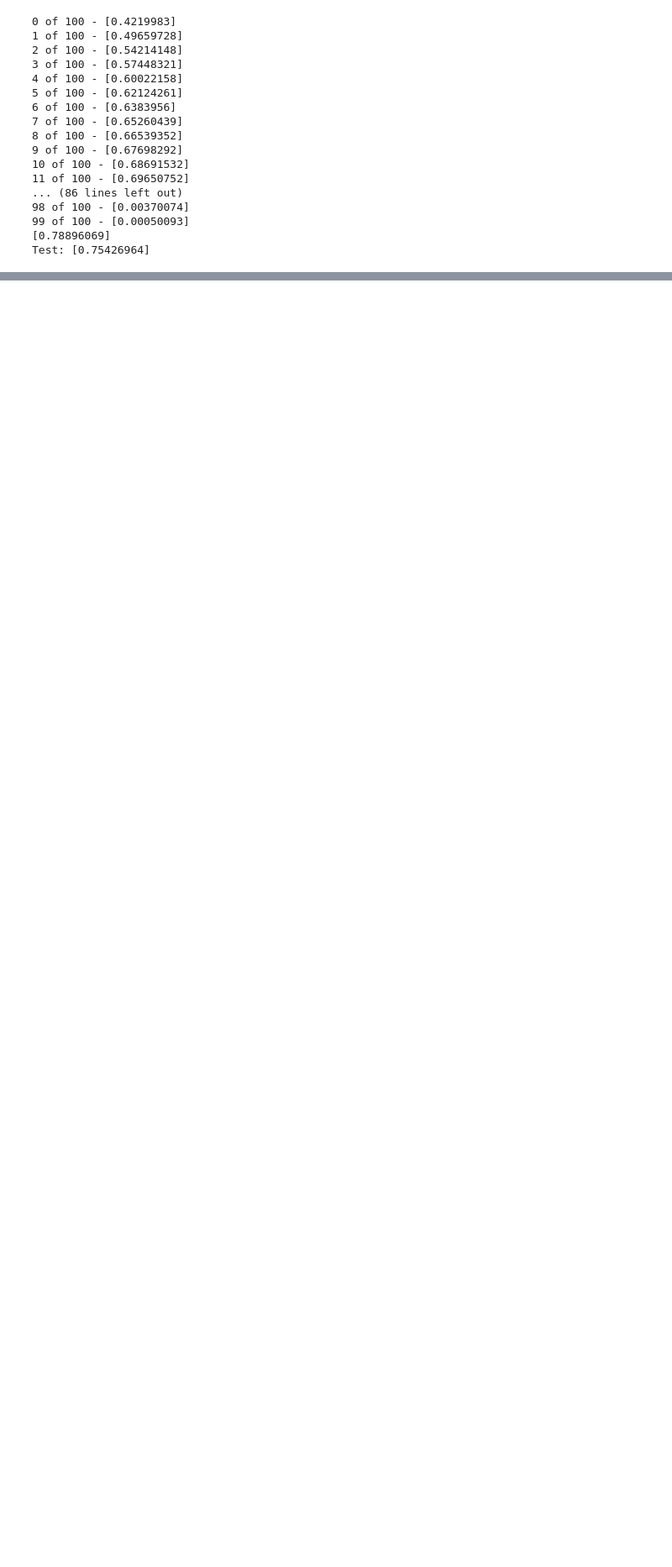
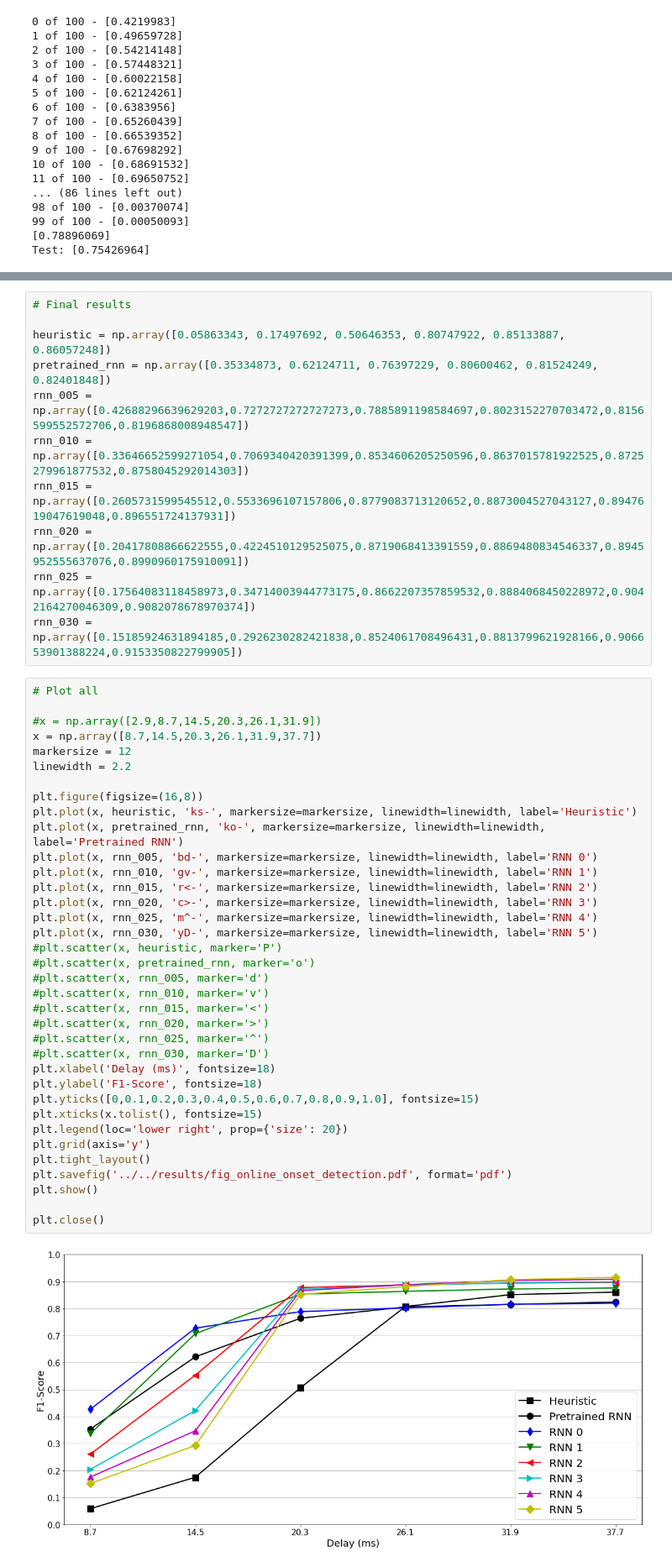
Before and after one commit to alejandrodl/beatbox-onset-detection, a Jupyter notebook: src/models/__Heuristic_Real-Time.ipynb, the cells around one changed output, grey strips where cells are left out. Shown at 84% size. Cells and saved outputs as stored; diff of their text form; blank space fills up the shorter version.

Commit message:
figures

```diff
--- a/src/models/__Heuristic_Real-Time.ipynb
+++ b/src/models/__Heuristic_Real-Time.ipynb
@@ -209,0 +314,49 @@ Test: [0.35334873 0.62124711 0.76397229 0.80600462 0.81524249 0.82401848]
+# %%
+# Final results
+
+heuristic = np.array([0.05863343, 0.17497692, 0.50646353, 0.80747922, 0.85133887, 0.86057248])
+pretrained_rnn = np.array([0.35334873, 0.62124711, 0.76397229, 0.80600462, 0.81524249, 0.82401848])
+rnn_005 = np.array([0.42688296639629203,0.7272727272727273,0.7885891198584697,0.8023152270703472,0.8156599552572706,0.8196868008948547])
+rnn_010 = np.array([0.33646652599271054,0.7069340420391399,0.8534606205250596,0.8637015781922525,0.8725279961877532,0.8758045292014303])
+rnn_015 = np.array([0.2605731599545512,0.5533696107157806,0.8779083713120652,0.8873004527043127,0.8947619047619048,0.896551724137931])
+rnn_020 = np.array([0.20417808866622555,0.4224510129525075,0.8719068413391559,0.8869480834546337,0.8945952555637076,0.8990960175910091])
+rnn_025 = np.array([0.17564083118458973,0.34714003944773175,0.8662207357859532,0.8884068450228972,0.9042164270046309,0.9082078678970374])
+rnn_030 = np.array([0.15185924631894185,0.2926230282421838,0.8524061708496431,0.8813799621928166,0.906653901388224,0.9153350822799905])
+# %%
+# Plot all
+
+#x = np.array([2.9,8.7,14.5,20.3,26.1,31.9])
+x = np.array([8.7,14.5,20.3,26.1,31.9,37.7])
+markersize = 12
+linewidth = 2.2
+
+plt.figure(figsize=(16,8))
+plt.plot(x, heuristic, 'ks-', markersize=markersize, linewidth=linewidth, label='Heuristic')
+plt.plot(x, pretrained_rnn, 'ko-', markersize=markersize, linewidth=linewidth, label='Pretrained RNN')
+plt.plot(x, rnn_005, 'bd-', markersize=markersize, linewidth=linewidth, label='RNN 0')
+plt.plot(x, rnn_010, 'gv-', markersize=markersize, linewidth=linewidth, label='RNN 1')
+plt.plot(x, rnn_015, 'r<-', markersize=markersize, linewidth=linewidth, label='RNN 2')
+plt.plot(x, rnn_020, 'c>-', markersize=markersize, linewidth=linewidth, label='RNN 3')
+plt.plot(x, rnn_025, 'm^-', markersize=markersize, linewidth=linewidth, label='RNN 4')
+plt.plot(x, rnn_030, 'yD-', markersize=markersize, linewidth=linewidth, label='RNN 5')
+#plt.scatter(x, heuristic, marker='P')
+#plt.scatter(x, pretrained_rnn, marker='o')
+#plt.scatter(x, rnn_005, marker='d')
+#plt.scatter(x, rnn_010, marker='v')
+#plt.scatter(x, rnn_015, marker='<')
+#plt.scatter(x, rnn_020, marker='>')
+#plt.scatter(x, rnn_025, marker='^')
+#plt.scatter(x, rnn_030, marker='D')
+plt.xlabel('Delay (ms)', fontsize=18)
+plt.ylabel('F1-Score', fontsize=18)
+plt.yticks([0,0.1,0.2,0.3,0.4,0.5,0.6,0.7,0.8,0.9,1.0], fontsize=15)
+plt.xticks(x.tolist(), fontsize=15)
+plt.legend(loc='lower right', prop={'size': 20})
+plt.grid(axis='y')
+plt.tight_layout()
+plt.savefig('../../results/fig_online_onset_detection.pdf', format='pdf')
+plt.show()
+
+plt.close()
+# %% [output]
+[figure, added]
```
Also changed, not shown: parts of 9 cells of this notebook, 10 other files.
